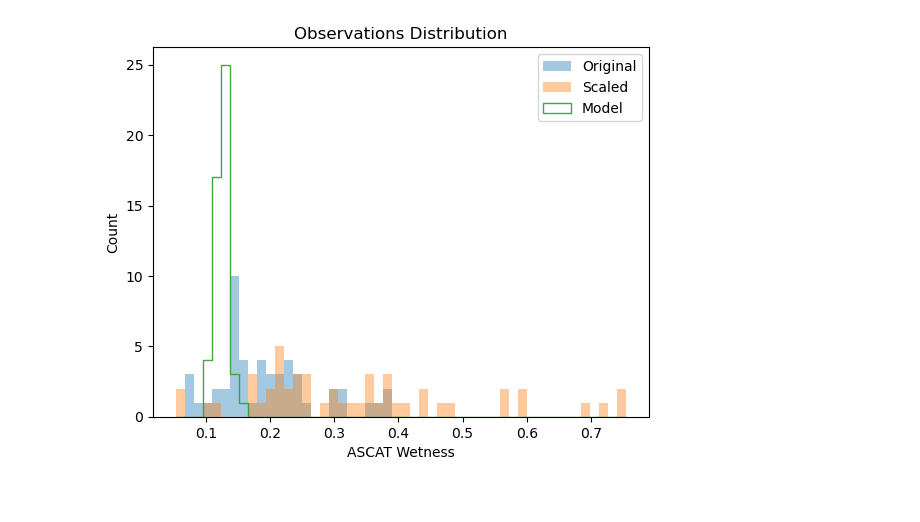
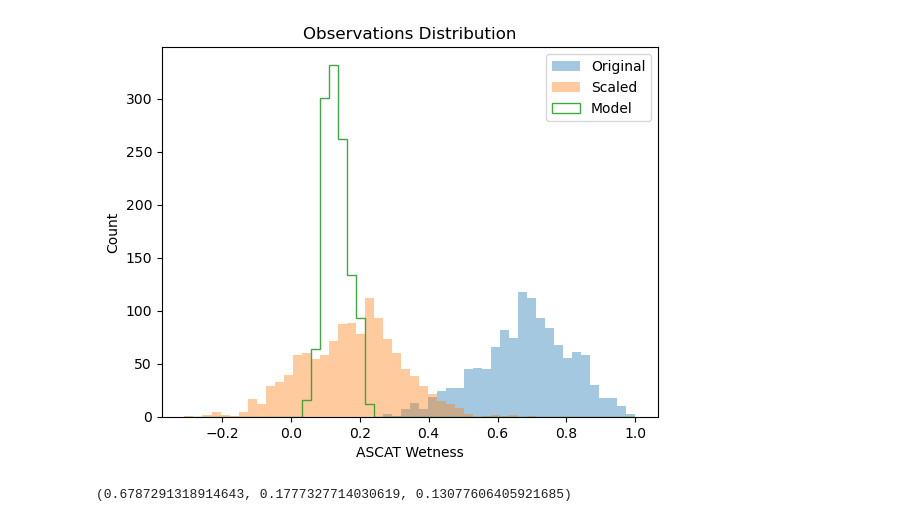
Before and after one commit to amfox37/GEOSldas_diagnostics, a Jupyter notebook: Jupyter/sclprm_tester.ipynb, the cells around one changed output. Drawn from its saved outputs; the diff is of its cells as text; code cells hidden in the pictures.

```diff
--- a/Jupyter/sclprm_tester.ipynb
+++ b/Jupyter/sclprm_tester.ipynb
@@ -120,6 +181,6 @@ Total number of obs =  1629620
 # %%
 # Open the netCDF file using xarray
-ds = xr.open_dataset('/Users/amfox/Desktop/GEOSldas_diagnostics/test_data/combined_all_pentads_M36_zscore_stats_2015_doy152_2017_doy365_hscale_0.00.nc4')
+ds = xr.open_dataset('/discover/nobackup/amfox/Experiments/ASCAT_3Y_v2/ASCAT_M36/output/SMAP_EASEv2_M36_GLOBAL/stats/z_score_clim_v2/combined_all_pentads_M36_zscore_stats_2015_doy152_2017_doy365_hscale_0.00.nc4')
 
 sclprm_mean_obs_3D = ds['o_mean'].values
 sclprm_mean_mod_3D = ds['m_mean'].values
@@ -147,7 +200,6 @@ tmp_std_obs = obs_obsvar.copy()
 i_out = np.zeros(n_obs)
 j_out = np.zeros(n_obs)
 # %%
-
 
 for i in range(len(obs_obs)):
     this_lon = obs_lon[i]
@@ -160,10 +212,10 @@ for i in range(len(obs_obs)):
     # sclprm_std_obs = ds['o_std'].sel(pentad = pentad2[i]).values
     # sclprm_std_mod = ds['m_std'].sel(pentad = pentad2[i]).values
 
-    sclprm_mean_obs = sclprm_mean_obs_3D[int(pentad2[i]), :, :]
-    sclprm_mean_mod = sclprm_mean_mod_3D[int(pentad2[i]), :, :]
-    sclprm_std_obs = sclprm_std_obs_3D[int(pentad2[i]), :, :]
-    sclprm_std_mod = sclprm_std_mod_3D[int(pentad2[i]), :, :]
+    sclprm_mean_obs = sclprm_mean_obs_3D[int(pentad2[i]-1), :, :]
+    sclprm_mean_mod = sclprm_mean_mod_3D[int(pentad2[i]-1), :, :]
+    sclprm_std_obs = sclprm_std_obs_3D[int(pentad2[i]-1), :, :]
+    sclprm_std_mod = sclprm_std_mod_3D[int(pentad2[i]-1), :, :]
 
     if (sclprm_mean_obs[i_ind, j_ind] > 0 and sclprm_mean_mod[i_ind, j_ind] > 0 and
     sclprm_std_obs[i_ind, j_ind] >= 0 and sclprm_std_mod[i_ind, j_ind] >= 0):
@@ -321,30 +368,38 @@ Indices of observations for pair (832, 251): [101968, 106034, 119149, 123205, 12
+# %%
+max_pair_indices = []
+for idx, (i, j) in enumerate(zip(indices_i, indices_j)):
+    if i == 472 and j == 221:
+        max_pair_indices.append(idx)
 # %%
 data1 = obs_obs[max_pair_indices]
 data2 = tmp_obs[max_pair_indices]
 data3 = obs_fcst[max_pair_indices]
 
 # Define bin edges
 combined_data = np.concatenate([data1, data2, data3])
 bin_edges = np.linspace(np.min(combined_data), np.max(combined_data), 51)
 
 # Plot histogram as a line
 fig, ax = plt.subplots()
 
 n1, bins, patches = ax.hist(data1, density=False, bins=bin_edges, alpha=0.4, label='Original')
 n2, bins, patches = ax.hist(data2, density=False, bins=bin_edges, alpha=0.4, label='Scaled')
 n3, bins, patches = ax.hist(data3, density=False, bins=bin_edges, alpha=0.9, label='Model', histtype='step')
 
 # Add labels and title
 ax.set_xlabel('ASCAT Wetness')
 ax.set_ylabel('Count')
 ax.set_title('Observations Distribution')
 ax.legend()
 
 # savename = 'obs_dis_cnt.png'
 # print(" Saving figure as", savename, "\n")
 # plt.savefig(savename, dpi = 400)
 
 # Show plot
 plt.show()
+
+np.nanmean(data1), np.nanmean(data2), np.nanmean(data3)
 # %% [output]
-[figure, old version]
+[figure, new version]
+(0.6787291318914643, 0.1777327714030619, 0.13077606405921685)
```
Also changed, not shown: parts of 14 cells of this notebook, 6 other files.
